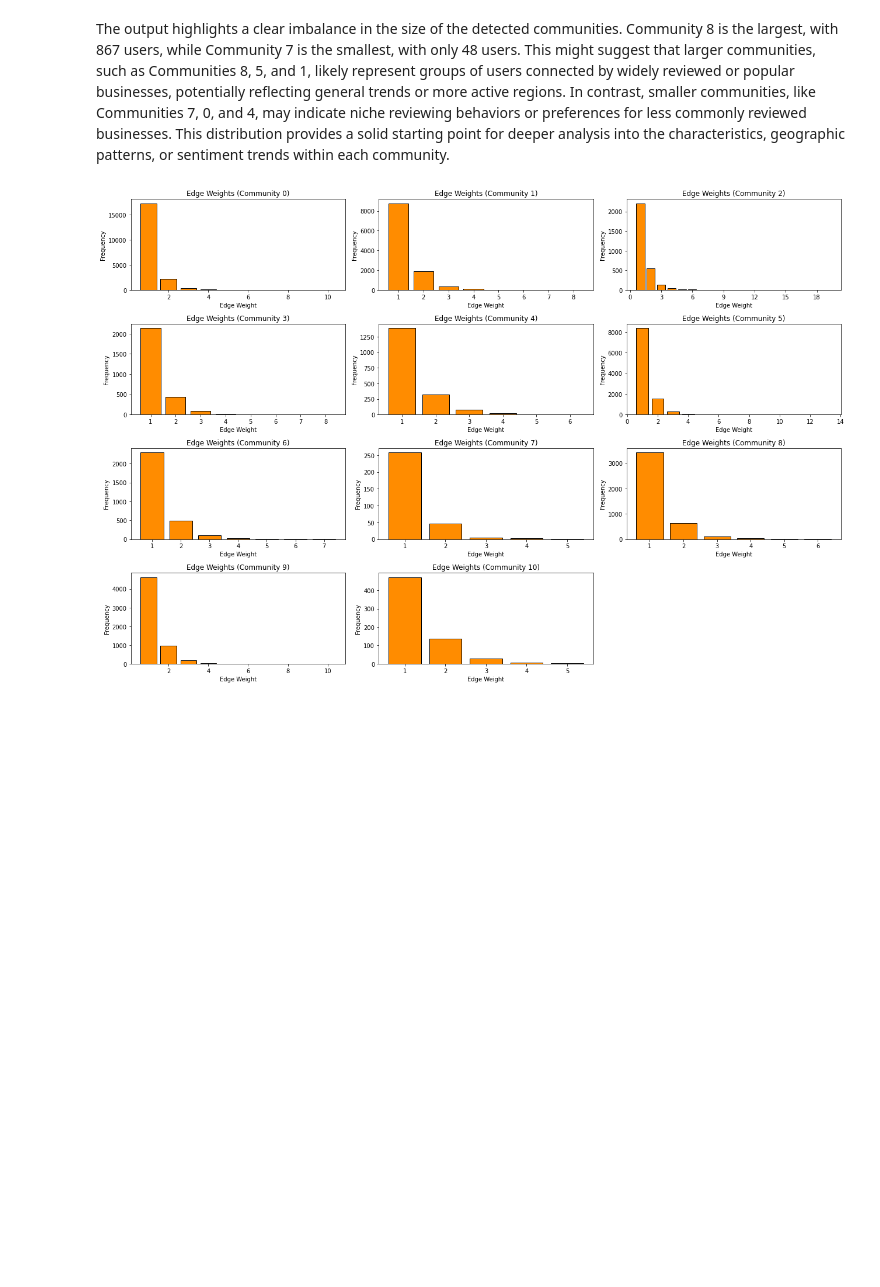
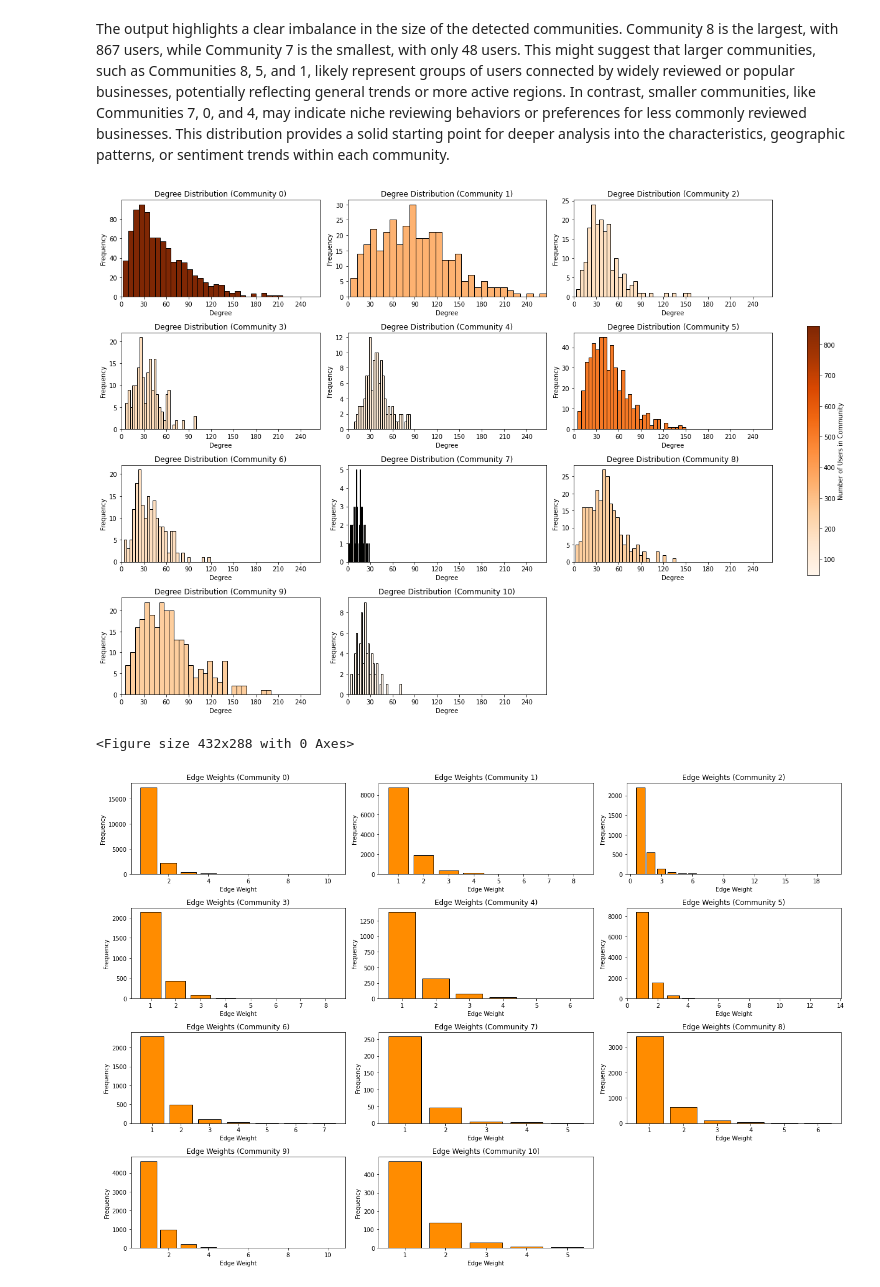
Before and after one commit to FredBingz/02805YelpProject, a Jupyter notebook: structure.ipynb, the cells around one changed output. Saved outputs shown, nothing was run; the diff lists cells and outputs as text; code cells hidden in the pictures; blank space fills up the shorter version.

```diff
--- a/structure.ipynb
+++ b/structure.ipynb
@@ -222,7 +257,10 @@ In community 7, there were 48 users
 The output highlights a clear imbalance in the size of the detected communities. Community 8 is the largest, with 867 users, while Community 7 is the smallest, with only 48 users. This might suggest that larger communities, such as Communities 8, 5, and 1, likely represent groups of users connected by widely reviewed or popular businesses, potentially reflecting general trends or more active regions. In contrast, smaller communities, like Communities 7, 0, and 4, may indicate niche reviewing behaviors or preferences for less commonly reviewed businesses. This distribution provides a solid starting point for deeper analysis into the characteristics, geographic patterns, or sentiment trends within each community.
 # %%
 # community degree distributions
-plot_degree_distributions(partition, G)
+plot_degree_distributions(partition, G, community_counts)
+# %% [output]
+[figure, added]
+<Figure size 432x288 with 0 Axes>
 # %%
 # Community edge weights
 plot_edge_weight_distributions(partition, G)
```
Also changed, not shown: parts of 37 cells of this notebook.
